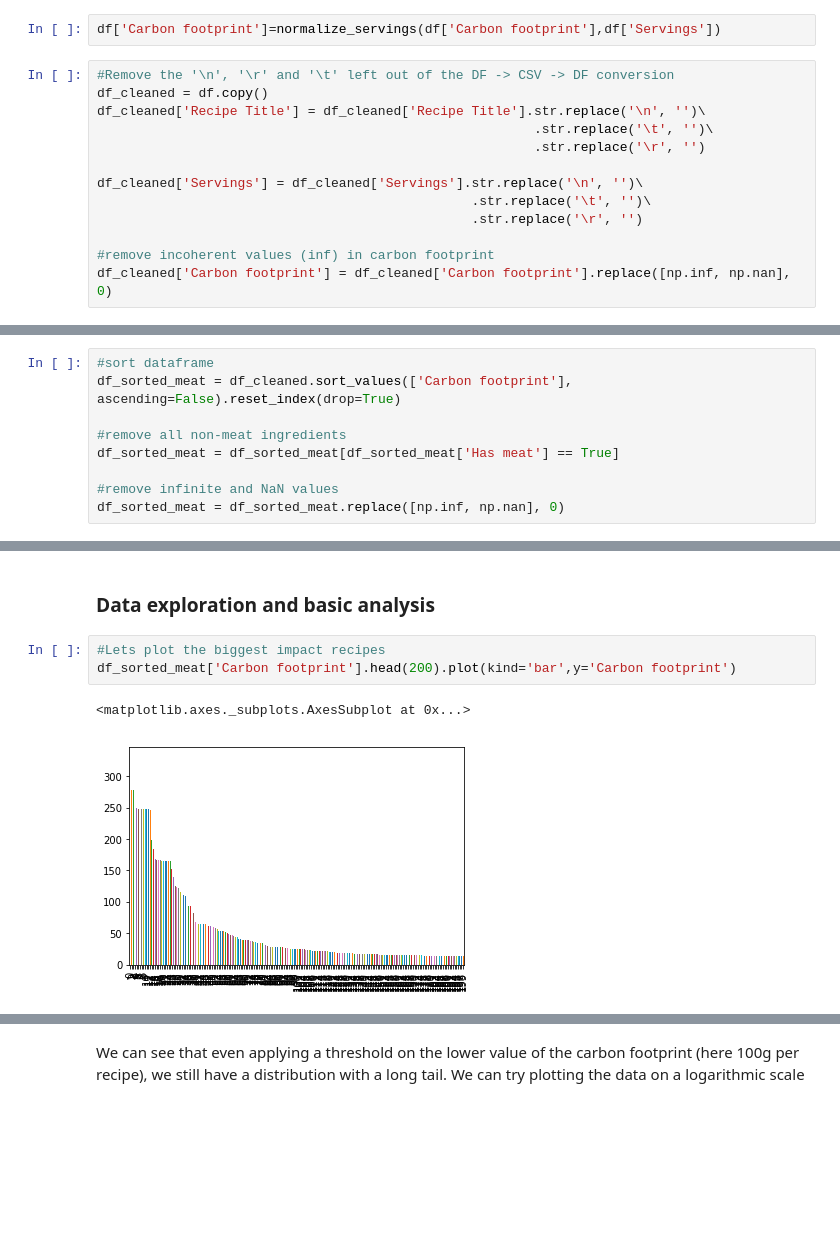
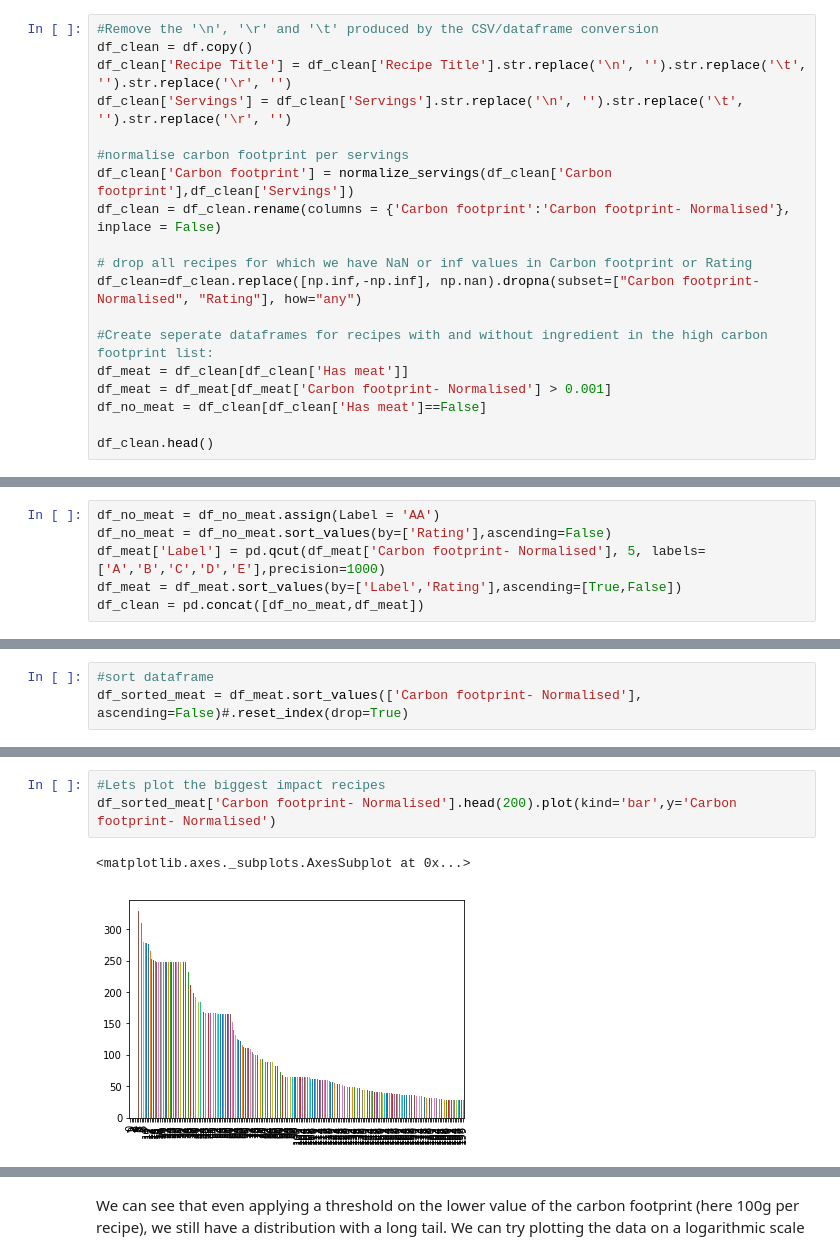
Before and after one commit to chloerDXN/lovelace-project, a Jupyter notebook: data_analysis_notebook.ipynb, the cells around one changed output, grey strips where cells are left out. Drawn from its saved outputs; the diff is of its cells as text; blank space fills up the shorter version.

```diff
--- a/data_analysis_notebook.ipynb
+++ b/data_analysis_notebook.ipynb
@@ -46,18 +59,22 @@ def normalize_servings(c_f, servs):
     tot_servs=tot_servs.astype(int) #convert to int
     c_f_norm=c_f/tot_servs[0]
     return c_f_norm
-# %%
-df['Carbon footprint']=normalize_servings(df['Carbon footprint'],df['Servings'])
 # %%
-#Remove the '\n', '\r' and '\t' left out of the DF -> CSV -> DF conversion
-df_cleaned = df.copy()
-df_cleaned['Recipe Title'] = df_cleaned['Recipe Title'].str.replace('\n', '')\
-                                                        .str.replace('\t', '')\
-                                                        .str.replace('\r', '')
+#Remove the '\n', '\r' and '\t' produced by the CSV/dataframe conversion
+df_clean = df.copy()
+df_clean['Recipe Title'] = df_clean['Recipe Title'].str.replace('\n', '').str.replace('\t', '').str.replace('\r', '')
+df_clean['Servings'] = df_clean['Servings'].str.replace('\n', '').str.replace('\t', '').str.replace('\r', '')
 
-df_cleaned['Servings'] = df_cleaned['Servings'].str.replace('\n', '')\
-                                                .str.replace('\t', '')\
-                                                .str.replace('\r', '')
+#normalise carbon footprint per servings
+df_clean['Carbon footprint'] = normalize_servings(df_clean['Carbon footprint'],df_clean['Servings'])
+df_clean = df_clean.rename(columns = {'Carbon footprint':'Carbon footprint- Normalised'}, inplace = False)
 
-#remove incoherent values (inf) in carbon footprint
-df_cleaned['Carbon footprint'] = df_cleaned['Carbon footprint'].replace([np.inf, np.nan], 0)
+# drop all recipes for which we have NaN or inf values in Carbon footprint or Rating
+df_clean=df_clean.replace([np.inf,-np.inf], np.nan).dropna(subset=["Carbon footprint- Normalised", "Rating"], how="any")
+
+#Create seperate dataframes for recipes with and without ingredient in the high carbon footprint list:
+df_meat = df_clean[df_clean['Has meat']]
+df_meat = df_meat[df_meat['Carbon footprint- Normalised'] > 0.001]
+df_no_meat = df_clean[df_clean['Has meat']==False]
+
+df_clean.head()
@@ -72,0 +195,6 @@ df_cleaned.head(5)
+# %%
+df_no_meat = df_no_meat.assign(Label = 'AA')
+df_no_meat = df_no_meat.sort_values(by=['Rating'],ascending=False)
+df_meat['Label'] = pd.qcut(df_meat['Carbon footprint- Normalised'], 5, labels=['A','B','C','D','E'],precision=1000)
+df_meat = df_meat.sort_values(by=['Label','Rating'],ascending=[True,False])
+df_clean = pd.concat([df_no_meat,df_meat])
@@ -73,12 +333,6 @@ df_cleaned.head(5)
 # %%
 #sort dataframe
-df_sorted_meat = df_cleaned.sort_values(['Carbon footprint'], ascending=False).reset_index(drop=True)
-
-#remove all non-meat ingredients
-df_sorted_meat = df_sorted_meat[df_sorted_meat['Has meat'] == True]
-
-#remove infinite and NaN values
-df_sorted_meat = df_sorted_meat.replace([np.inf, np.nan], 0)
+df_sorted_meat = df_meat.sort_values(['Carbon footprint- Normalised'], ascending=False)#.reset_index(drop=True)
 # %%
 df_sorted_meat.head(5)
 # %% [output]
@@ -91,9 +345,7 @@ df_sorted_meat.head(5)
-# %% [markdown]
-### Data exploration and basic analysis
 # %%
 #Lets plot the biggest impact recipes
-df_sorted_meat['Carbon footprint'].head(200).plot(kind='bar',y='Carbon footprint')
+df_sorted_meat['Carbon footprint- Normalised'].head(200).plot(kind='bar',y='Carbon footprint- Normalised')
 # %% [output]
 <matplotlib.axes._subplots.AxesSubplot at 0x...>
-[figure, old version]
+[figure, new version]
 # %% [markdown]
```
Also changed, not shown: parts of 56 cells of this notebook.
